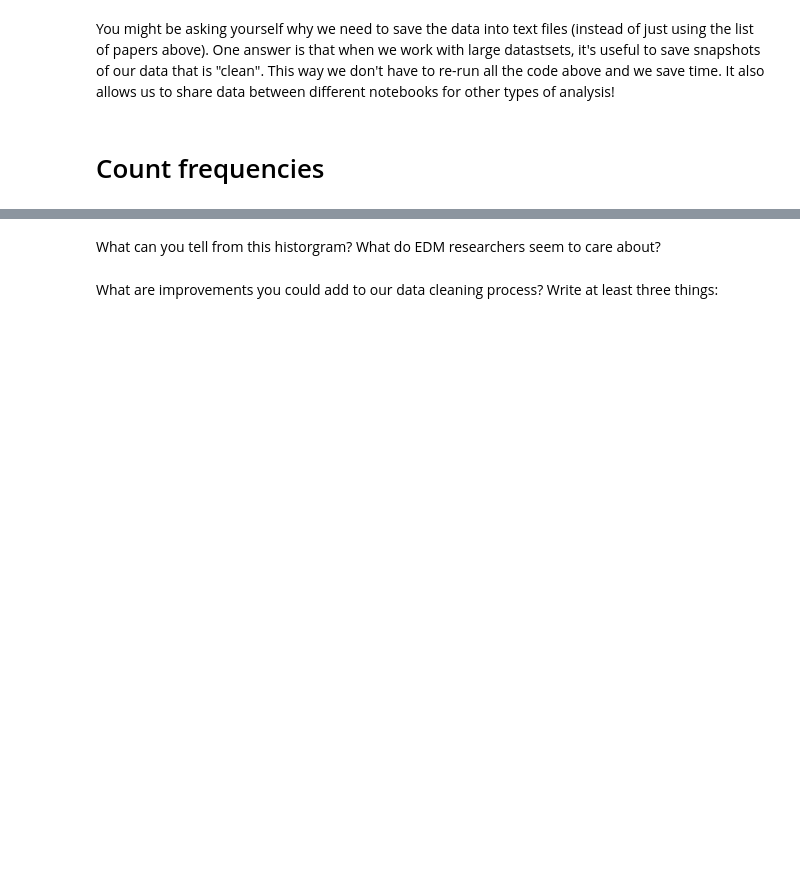
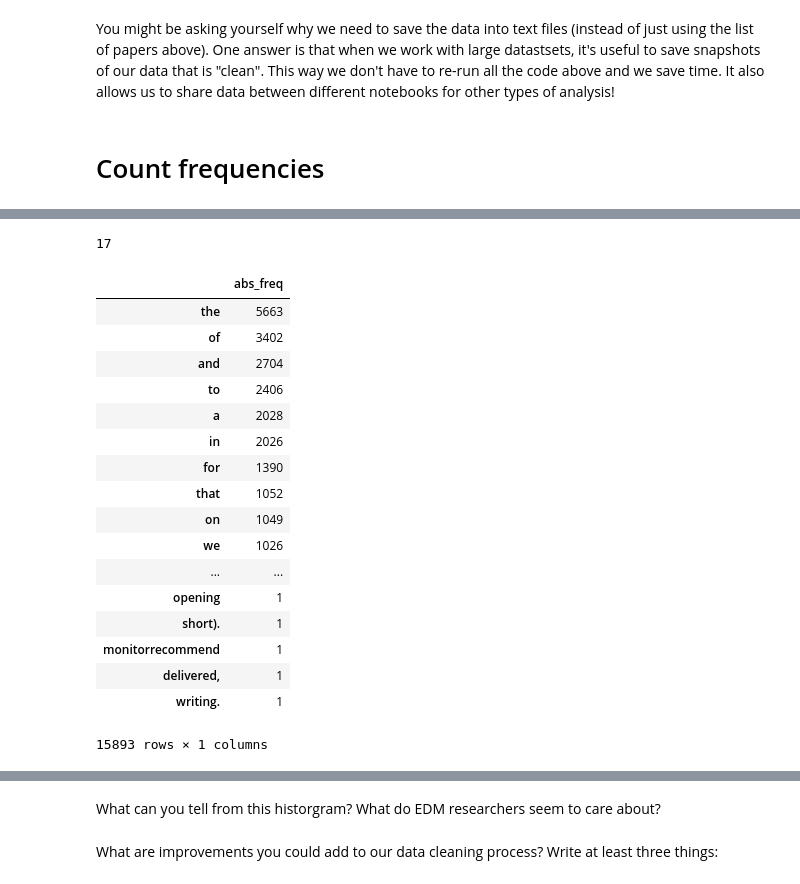
Before and after one commit to hgse-s435/week4-data-cleaning-jzahir, a Jupyter notebook: Github.ipynb, the cells around one changed output, grey strips where cells are left out. Cells and saved outputs as stored; diff of their text form; code cells hidden in the pictures; blank space fills up the shorter version.

```diff
--- a/Github.ipynb
+++ b/Github.ipynb
@@ -131,12 +177,55 @@ You might be asking yourself why we need to save the data into text files (inste
 # %%
 # 12) iterate through each of the text files and read their contents in the variable below:
 text_list = []
+import os
+
+path = r'C:\Users\Jazib Zahir\Documents\GitHub\S435-Week4-CleaningData\week4-data-cleaning-jzahir\Papers'
+
+for filename in os.listdir(path):
+ f = open(os.path.join(path,filename), encoding="utf8")
+ lines = f.read()
+ text_list.append(lines)
+
+print(len(text_list))
+# %% [output]
+17
 # %%
 # 13) Now we are going to compute the frequency of each word across all
 # documents. Feel free to use the link below to help you!
 # hint: https://www.datacamp.com/community/tutorials/absolute-weighted-word-frequency
 # (look at the first block of code in the article)
+
+from collections import defaultdict
+import pandas as pd
+
 word_freq = defaultdict(int)
+
+for text in text_list:
+    for word in text.split():
+        word_freq[word] += 1
+
+pd.DataFrame.from_dict(word_freq, orient='index') \
+.sort_values(0, ascending=False) \
+.rename(columns={0: 'abs_freq'})
+# %% [output]
+|  | abs_freq |
+| the | 5663 |
+| of | 3402 |
+| and | 2704 |
+| to | 2406 |
+| a | 2028 |
+| in | 2026 |
+| for | 1390 |
+| that | 1052 |
+| on | 1049 |
+| we | 1026 |
+| ... | ... |
+| opening | 1 |
+| short). | 1 |
+| monitorrecommend | 1 |
+| delivered, | 1 |
+| writing. | 1 |
+15893 rows × 1 columns
 # %%
 # 14) If you haven't done so already, create a dataframe from the dictionary
 # and print the head of the dataframe
```
Also changed, not shown: parts of 11 cells of this notebook, 17 other files.
